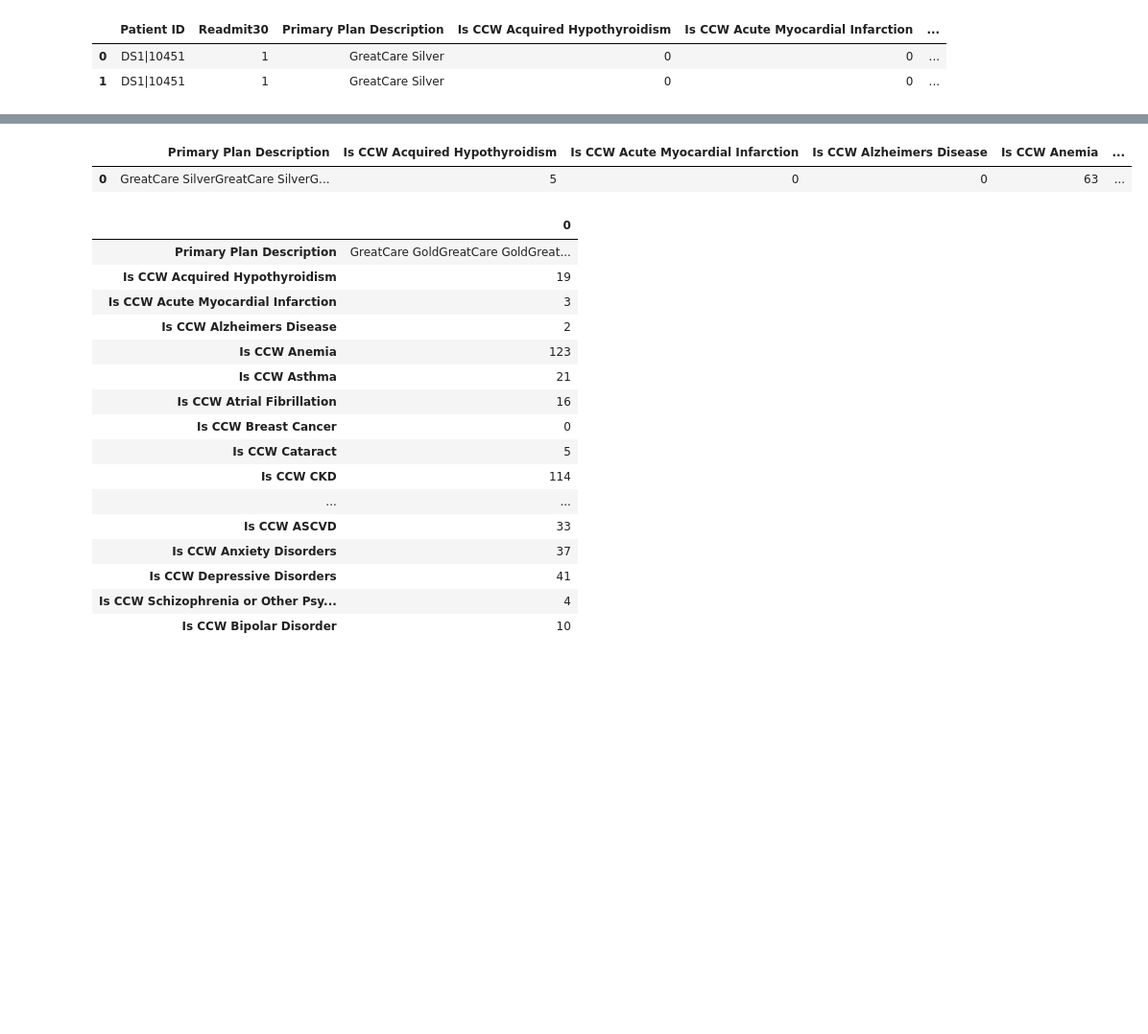
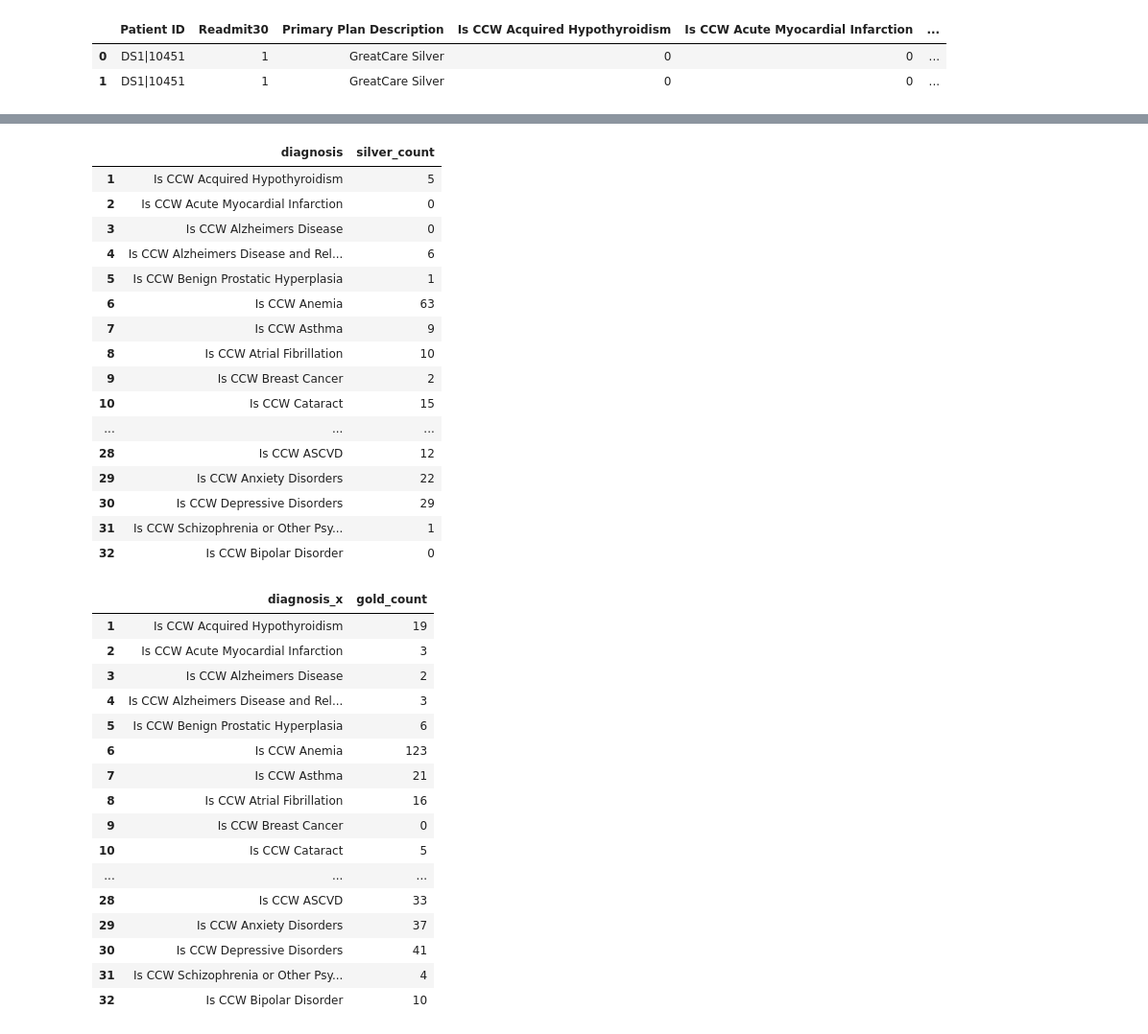
Before and after one commit to Engu12/hospital-readmission_pandas, a Jupyter notebook: ian_hostile.ipynb, the cells around one changed output, grey strips where cells are left out. Shown: that part at 96% size. Cells and saved outputs as stored; diff of their text form; code cells hidden in the pictures; blank space fills up the shorter version.

Commit message:
diagnosis subset

```diff
--- a/ian_hostile.ipynb
+++ b/ian_hostile.ipynb
@@ -192,0 +196,14 @@ readmit_cut.head(5)
+# %%
+#members['Is CCW Alzheimers Disease and Related Disorders or Senile Deme', 'Is CCW Benign Prostatic Hyperplasia']=members['Is CCW Alzheimers Disease and Related Disorders or Senile Deme', 'Is CCW Benign Prostatic Hyperplasia'].strip()
+memb=members[['Patient ID', 'Primary Plan Description', 'Is CCW Acquired Hypothyroidism','Is CCW Acute Myocardial Infarction',
+              'Is CCW Alzheimers Disease', 'Is CCW Alzheimers Disease and  Related Disorders or Senile Deme', 'Is CCW Benign Prostatic  Hyperplasia',
+              'Is CCW Anemia','Is CCW Asthma','Is CCW Atrial Fibrillation',
+              'Is CCW Breast Cancer','Is CCW Cataract','Is CCW CKD','Is CCW COPD and Bronchiectasis',
+              'Is CCW Colorectal Cancer','Is CCW Depression','Is CCW Diabetes','Is CCW Endometrial Cancer','Is CCW Glaucoma',
+              'Is CCW Heart Failure','Is CCW Hip or Pelvic Fracture','Is CCW Hyperlipidemia','Is CCW Hypertension',
+              'Is CCW Ischemic Heart Disease',
+              'Is CCW Lung Cancer','Is CCW Osteoporosis','Is CCW Prostate Cancer',
+              'Is CCW Rheumatoid Arthritis or Osteoarthritis','Is CCW Stroke or Transient Ischemic Attack',
+              'Is CCW ASCVD','Is CCW Anxiety Disorders','Is CCW Depressive Disorders',
+              'Is CCW Schizophrenia or Other Psychotic Disorders','Is CCW Bipolar Disorder']]
+memb.head(3)
@@ -220,35 +242,56 @@ bronze
 # %%
 readmit_silver_plan = wonderwall2[wonderwall2['Primary Plan Description'] == 'GreatCare Silver']
 readmit_silver=readmit_silver_plan.drop(['Patient ID', 'Readmit30'], axis=1)
 xs=readmit_silver.sum(axis = 0, skipna = True)
 ys = pd.DataFrame(data=xs)
-silver=ys.T
+silver=ys.reset_index()
+silver=silver.drop(0)
+silver.columns=[['diagnosis', 'silver_count']]
 silver
 # %% [output]
-|  | Primary Plan Description | Is CCW Acquired Hypothyroidism | Is CCW Acute Myocardial Infarction | Is CCW Alzheimers Disease | Is CCW Anemia | ... |
-| 0 | GreatCare SilverGreatCare SilverG... | 5 | 0 | 0 | 63 | ... |
+|  | diagnosis | silver_count |
+| 1 | Is CCW Acquired Hypothyroidism | 5 |
+| 2 | Is CCW Acute Myocardial Infarction | 0 |
+| 3 | Is CCW Alzheimers Disease | 0 |
+| 4 | Is CCW Alzheimers Disease and Rel... | 6 |
+| 5 | Is CCW Benign Prostatic Hyperplasia | 1 |
+| 6 | Is CCW Anemia | 63 |
+| 7 | Is CCW Asthma | 9 |
+| 8 | Is CCW Atrial Fibrillation | 10 |
+| 9 | Is CCW Breast Cancer | 2 |
+| 10 | Is CCW Cataract | 15 |
+| ... | ... | ... |
+| 28 | Is CCW ASCVD | 12 |
+| 29 | Is CCW Anxiety Disorders | 22 |
+| 30 | Is CCW Depressive Disorders | 29 |
+| 31 | Is CCW Schizophrenia or Other Psy... | 1 |
+| 32 | Is CCW Bipolar Disorder | 0 |
 # %%
 readmit_gold_plan = wonderwall2[wonderwall2['Primary Plan Description'] == 'GreatCare Gold']
 readmit_gold=readmit_gold_plan.drop(['Patient ID', 'Readmit30'], axis=1)
 xg=readmit_gold.sum(axis = 0, skipna = True)
 yg = pd.DataFrame(data=xg)
 gold=yg.reset_index()
-yg
+gold=gold.drop(0)
+gold.columns=[['diagnosis_x', 'gold_count']]
+#gold=gold.sort_values(by=['d_count'], ascending=False)
+gold
+#yg
 # %% [output]
-|  | 0 |
-| Primary Plan Description | GreatCare GoldGreatCare GoldGreat... |
-| Is CCW Acquired Hypothyroidism | 19 |
-| Is CCW Acute Myocardial Infarction | 3 |
-| Is CCW Alzheimers Disease | 2 |
-| Is CCW Anemia | 123 |
-| Is CCW Asthma | 21 |
-| Is CCW Atrial Fibrillation | 16 |
-| Is CCW Breast Cancer | 0 |
-| Is CCW Cataract | 5 |
-| Is CCW CKD | 114 |
-| ... | ... |
-| Is CCW ASCVD | 33 |
-| Is CCW Anxiety Disorders | 37 |
-| Is CCW Depressive Disorders | 41 |
-| Is CCW Schizophrenia or Other Psy... | 4 |
-| Is CCW Bipolar Disorder | 10 |
+|  | diagnosis_x | gold_count |
+| 1 | Is CCW Acquired Hypothyroidism | 19 |
+| 2 | Is CCW Acute Myocardial Infarction | 3 |
+| 3 | Is CCW Alzheimers Disease | 2 |
+| 4 | Is CCW Alzheimers Disease and Rel... | 3 |
+| 5 | Is CCW Benign Prostatic Hyperplasia | 6 |
+| 6 | Is CCW Anemia | 123 |
+| 7 | Is CCW Asthma | 21 |
+| 8 | Is CCW Atrial Fibrillation | 16 |
+| 9 | Is CCW Breast Cancer | 0 |
+| 10 | Is CCW Cataract | 5 |
+| ... | ... | ... |
+| 28 | Is CCW ASCVD | 33 |
+| 29 | Is CCW Anxiety Disorders | 37 |
+| 30 | Is CCW Depressive Disorders | 41 |
+| 31 | Is CCW Schizophrenia or Other Psy... | 4 |
+| 32 | Is CCW Bipolar Disorder | 10 |
```
Also changed, not shown: parts of 39 cells of this notebook, 8 other files.
